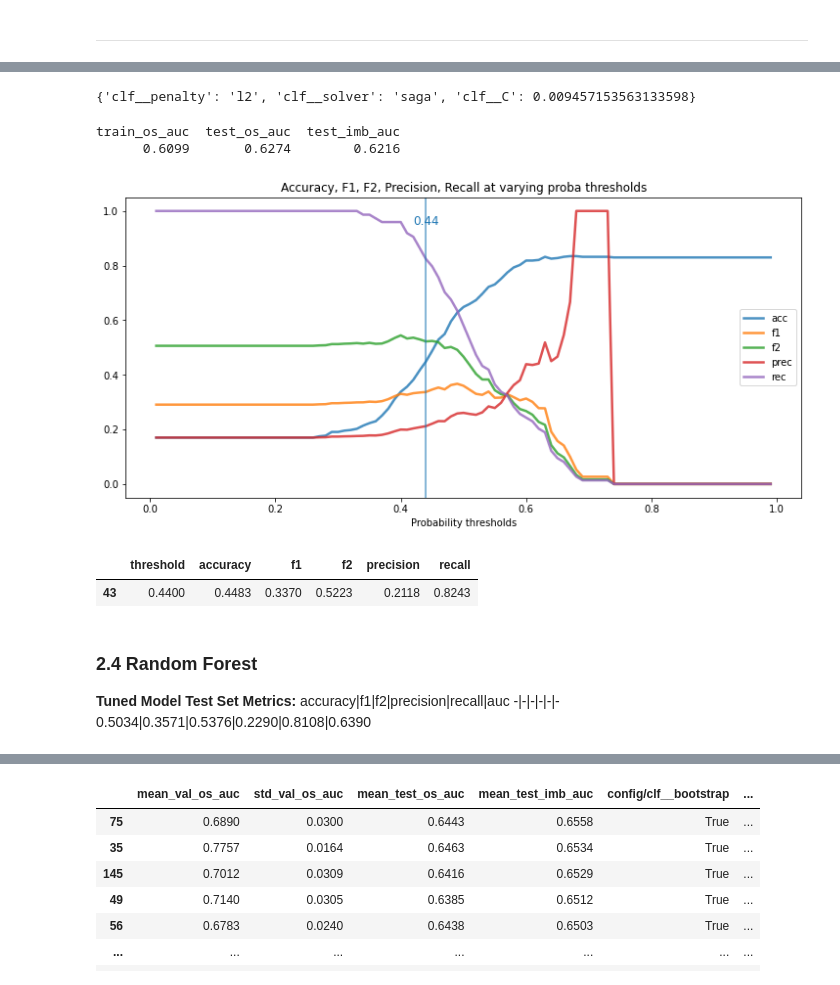
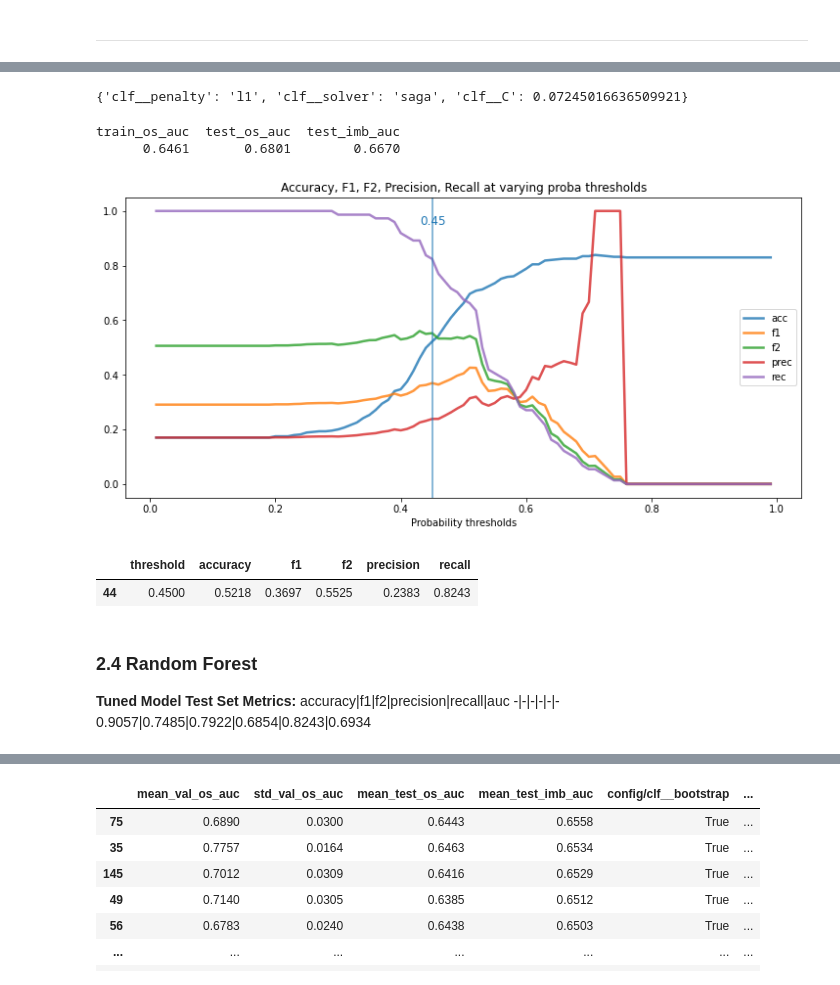
Before and after one commit to gammaraysky/aiap_mlp_raytune, a Jupyter notebook: mlp04.ipynb, the cells around one changed output, grey strips where cells are left out. Drawn from its saved outputs; the diff is of its cells as text; code cells hidden in the pictures.

```diff
--- a/mlp04.ipynb
+++ b/mlp04.ipynb
@@ -512,12 +494,13 @@ BEST METRICS, BEST PARAMS
 # %%
 """
-{'clf__penalty': 'l2',
-'clf__solver': 'saga',
-'clf__C': 0.009457153563133598}
+best_config_lrc = {
+    'clf__penalty': 'l1',
+    'clf__solver': 'saga',
+    'clf__C': 0.07245016636509921}
 """
 best_config_lrc
 # %% [output]
-{'clf__penalty': 'l2', 'clf__solver': 'saga', 'clf__C': 0.009457153563133598}
+{'clf__penalty': 'l1', 'clf__solver': 'saga', 'clf__C': 0.07245016636509921}
 # %%
 ##### REBUILD MODEL FROM BEST CONFIG
 lrc = Pipeline(steps=[
@@ -528,25 +511,25 @@ lrc.set_params(**best_config_lrc)
 refit_model(lrc)
 # %% [output]
 train_os_auc  test_os_auc  test_imb_auc
-      0.6099       0.6274        0.6216
+      0.6461       0.6801        0.6670
 # %%
 ### ACCURACY, PRECISION, RECALL, F1, F2 CURVES ACROSS PROBABILITY THRESHOLDS
 ordinal=False
 
 dataset = Dataset(TEST_SIZE, RANDOM_STATE)
 if (ordinal):
     X_train, X_test, y_train, y_test, X_train_os, X_test_os, y_train_os, y_test_os = dataset.get_transformed_ordinal_oversample()
 else:
     X_train, X_test, y_train, y_test, X_train_os, X_test_os, y_train_os, y_test_os = dataset.get_transformed_onehot_oversample()
-proba_table = tune_for_recall(lrc, X_test, y_test, 0.44)
-proba_table[(proba_table['threshold']>0.43)&(proba_table['threshold']<0.45)]
+proba_table = tune_for_recall(lrc, X_test, y_test, 0.45)
+proba_table[(proba_table['threshold']>0.44)&(proba_table['threshold']<0.46)]
 # %% [output]
-[figure, old version]
+[figure, new version]
 |  | threshold | accuracy | f1 | f2 | precision | recall |
-| 43 | 0.4400 | 0.4483 | 0.3370 | 0.5223 | 0.2118 | 0.8243 |
+| 44 | 0.4500 | 0.5218 | 0.3697 | 0.5525 | 0.2383 | 0.8243 |
 # %% [markdown]
 ### 2.4 Random Forest
 **Tuned Model Test Set Metrics:**
 accuracy|f1|f2|precision|recall|auc
 -|-|-|-|-|-
-0.5034|0.3571|0.5376|0.2290|0.8108|0.6390
+0.9057|0.7485|0.7922|0.6854|0.8243|0.6934
```
Also changed, not shown: parts of 28 cells of this notebook, 1 other file.
